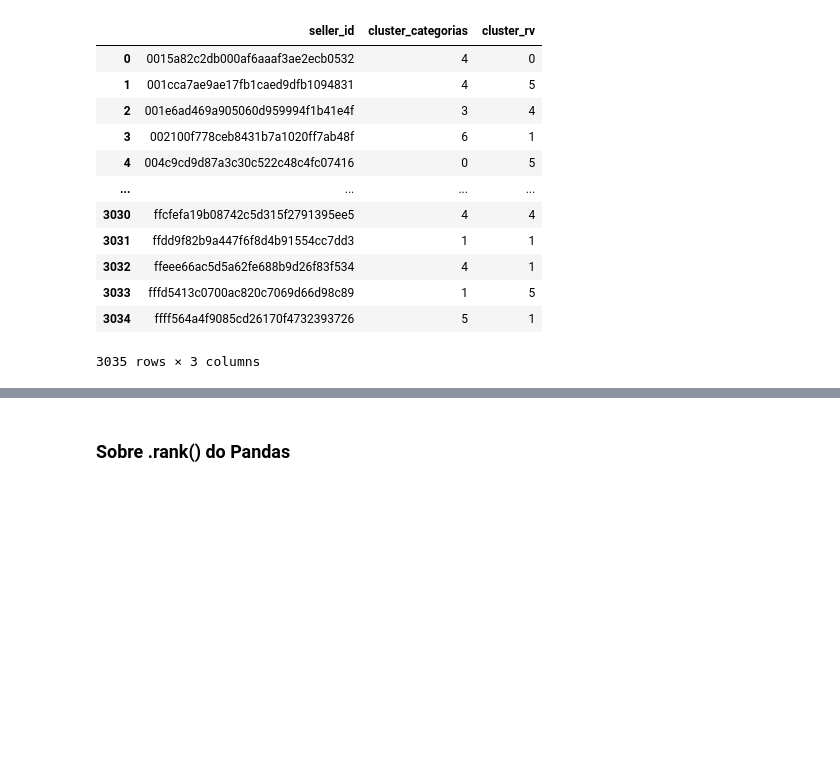
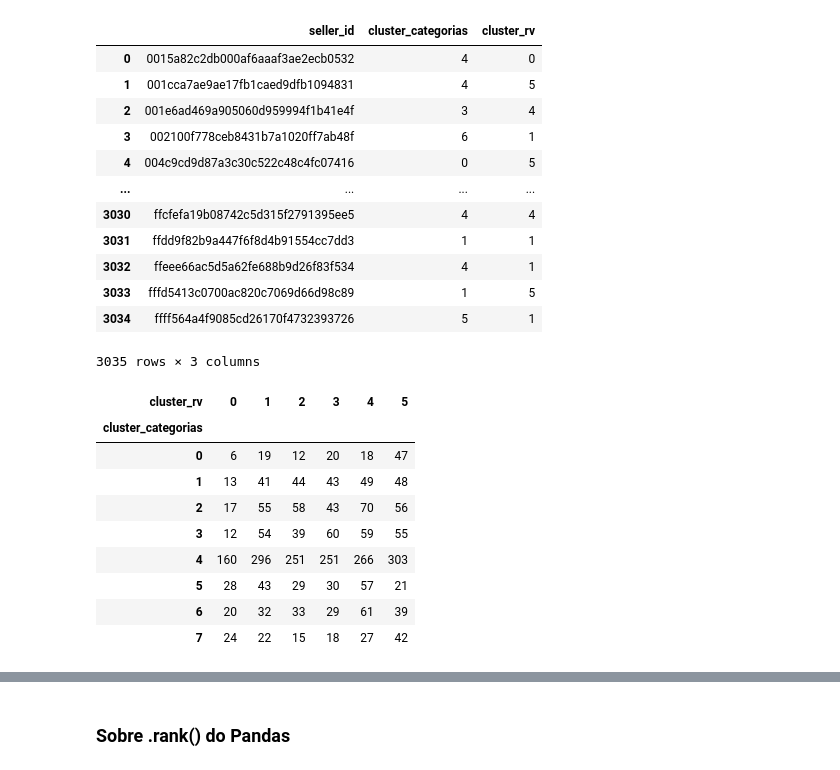
Before and after one commit to paulo-batista/LABDATA-FIA, a Jupyter notebook: notas_aula16.ipynb, the cells around one changed output, grey strips where cells are left out. Drawn from its saved outputs; the diff is of its cells as text; code cells hidden in the pictures; blank space fills up the shorter version.

```diff
--- a/notas_aula16.ipynb
+++ b/notas_aula16.ipynb
@@ -675,3 +675,16 @@ df_clusters
 | 3033 | fffd5413c0700ac820c7069d66d98c89 | 1 | 5 |
 | 3034 | ffff564a4f9085cd26170f4732393726 | 5 | 1 |
 3035 rows × 3 columns
+# %%
+pd.crosstab(df_clusters['cluster_categorias'], df_clusters['cluster_rv'])
+# %% [output]
+| cluster_rv | 0 | 1 | 2 | 3 | 4 | 5 |
+| cluster_categorias |  |  |  |  |  |  |
+| 0 | 6 | 19 | 12 | 20 | 18 | 47 |
+| 1 | 13 | 41 | 44 | 43 | 49 | 48 |
+| 2 | 17 | 55 | 58 | 43 | 70 | 56 |
+| 3 | 12 | 54 | 39 | 60 | 59 | 55 |
+| 4 | 160 | 296 | 251 | 251 | 266 | 303 |
+| 5 | 28 | 43 | 29 | 30 | 57 | 21 |
+| 6 | 20 | 32 | 33 | 29 | 61 | 39 |
+| 7 | 24 | 22 | 15 | 18 | 27 | 42 |
```
Also changed, not shown: parts of 4 cells of this notebook.
